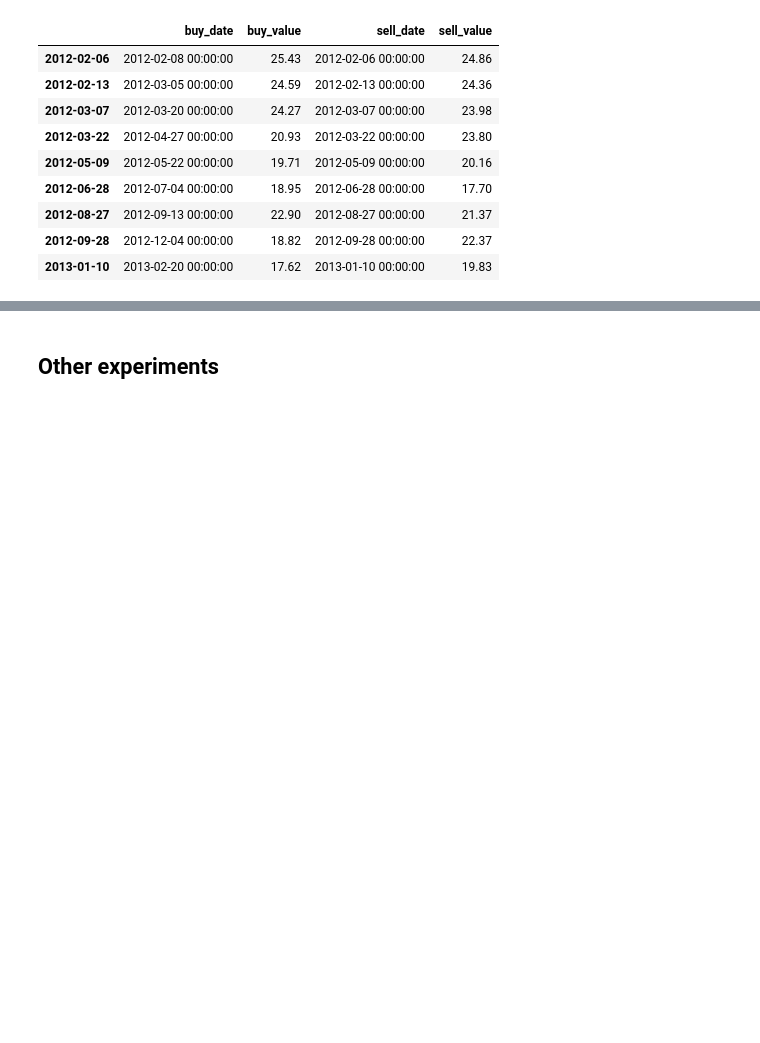
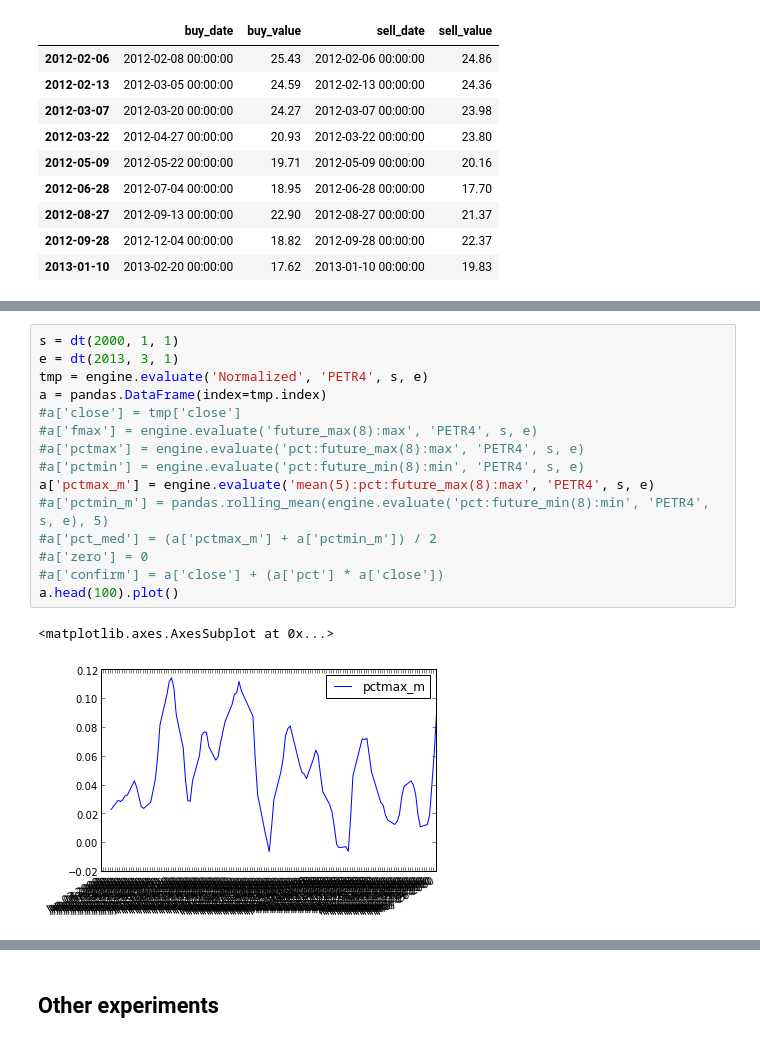
Before and after one commit to rhlobo/bigtempo, a Jupyter notebook: ipy-notebooks/DataSourceProcessor Decoratior.ipynb, the cells around one changed output, grey strips where cells are left out. Cells and saved outputs as stored; diff of their text form; blank space fills up the shorter version.

Commit message:
New engine Underwork...

```diff
--- a/ipy-notebooks/DataSourceProcessor Decoratior.ipynb
+++ b/ipy-notebooks/DataSourceProcessor Decoratior.ipynb
@@ -379,0 +499,18 @@ engine.evaluate('Short_MACD_Strategy_Datasource', 'PETR4', dt(2012, 1, 1), dt(20
+# %%
+s = dt(2000, 1, 1)
+e = dt(2013, 3, 1)
+tmp = engine.evaluate('Normalized', 'PETR4', s, e)
+a = pandas.DataFrame(index=tmp.index)
+#a['close'] = tmp['close']
+#a['fmax'] = engine.evaluate('future_max(8):max', 'PETR4', s, e)
+#a['pctmax'] = engine.evaluate('pct:future_max(8):max', 'PETR4', s, e)
+#a['pctmin'] = engine.evaluate('pct:future_min(8):min', 'PETR4', s, e)
+a['pctmax_m'] = engine.evaluate('mean(5):pct:future_max(8):max', 'PETR4', s, e)
+#a['pctmin_m'] = pandas.rolling_mean(engine.evaluate('pct:future_min(8):min', 'PETR4', s, e), 5)
+#a['pct_med'] = (a['pctmax_m'] + a['pctmin_m']) / 2
+#a['zero'] = 0
+#a['confirm'] = a['close'] + (a['pct'] * a['close'])
+a.head(100).plot()
+# %% [output]
+<matplotlib.axes.AxesSubplot at 0x...>
+[figure, added]
```
Also changed, not shown: parts of 15 cells of this notebook, 3 other files.
